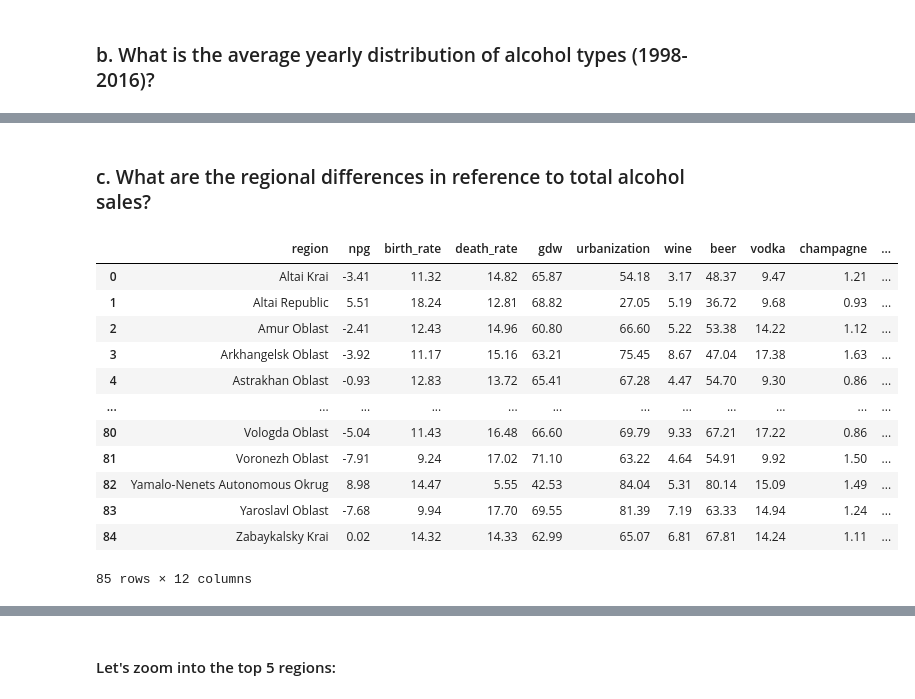
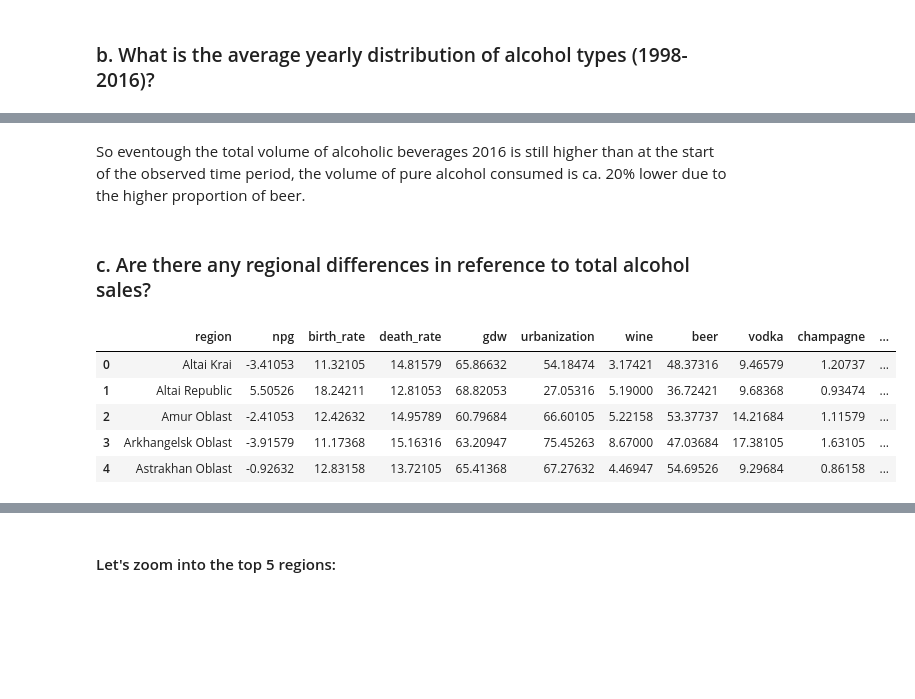
Before and after one commit to michaeltosic/alcohol-in-russia, a Jupyter notebook: russian-demographics-and-alcohol.ipynb, the cells around one changed output, grey strips where cells are left out. Cells and saved outputs as stored; diff of their text form; code cells hidden in the pictures; blank space fills up the shorter version.

```diff
--- a/russian-demographics-and-alcohol.ipynb
+++ b/russian-demographics-and-alcohol.ipynb
@@ -6,7 +6,7 @@ import matplotlib.pyplot as plt
 import seaborn as sns
 import plotly.express as px
 
-pd.options.display.float_format = '{:,.2f}'.format
+pd.options.display.float_format = '{:,.5f}'.format
 
 df_alc = pd.read_csv('./russia_alcohol.csv')
 df_dem = pd.read_csv('./russian_demography.csv')
@@ -161,24 +180,19 @@ fig.show()
+# %% [markdown]
+So eventough the total volume of alcoholic beverages 2016 is still higher than at the start of the observed time period, the volume of pure alcohol consumed is ca. 20% lower due to the higher proportion of beer.
 # %% [markdown]
-### c. What are the regional differences in reference to total alcohol sales?
+### c. Are there any regional differences in reference to total alcohol sales?
 # %%
 df_region = df.groupby(['region'], as_index=False).mean() #yearly average across all regions
 df_region.drop(["year"], inplace = True, axis = 1)
 # %%
-df_region
+df_region.head()
 # %% [output]
 |  | region | npg | birth_rate | death_rate | gdw | urbanization | wine | beer | vodka | champagne | ... |
-| 0 | Altai Krai | -3.41 | 11.32 | 14.82 | 65.87 | 54.18 | 3.17 | 48.37 | 9.47 | 1.21 | ... |
-| 1 | Altai Republic | 5.51 | 18.24 | 12.81 | 68.82 | 27.05 | 5.19 | 36.72 | 9.68 | 0.93 | ... |
-| 2 | Amur Oblast | -2.41 | 12.43 | 14.96 | 60.80 | 66.60 | 5.22 | 53.38 | 14.22 | 1.12 | ... |
-| 3 | Arkhangelsk Oblast | -3.92 | 11.17 | 15.16 | 63.21 | 75.45 | 8.67 | 47.04 | 17.38 | 1.63 | ... |
-| 4 | Astrakhan Oblast | -0.93 | 12.83 | 13.72 | 65.41 | 67.28 | 4.47 | 54.70 | 9.30 | 0.86 | ... |
-| ... | ... | ... | ... | ... | ... | ... | ... | ... | ... | ... | ... |
-| 80 | Vologda Oblast | -5.04 | 11.43 | 16.48 | 66.60 | 69.79 | 9.33 | 67.21 | 17.22 | 0.86 | ... |
-| 81 | Voronezh Oblast | -7.91 | 9.24 | 17.02 | 71.10 | 63.22 | 4.64 | 54.91 | 9.92 | 1.50 | ... |
-| 82 | Yamalo-Nenets Autonomous Okrug | 8.98 | 14.47 | 5.55 | 42.53 | 84.04 | 5.31 | 80.14 | 15.09 | 1.49 | ... |
-| 83 | Yaroslavl Oblast | -7.68 | 9.94 | 17.70 | 69.55 | 81.39 | 7.19 | 63.33 | 14.94 | 1.24 | ... |
-| 84 | Zabaykalsky Krai | 0.02 | 14.32 | 14.33 | 62.99 | 65.07 | 6.81 | 67.81 | 14.24 | 1.11 | ... |
+| 0 | Altai Krai | -3.41053 | 11.32105 | 14.81579 | 65.86632 | 54.18474 | 3.17421 | 48.37316 | 9.46579 | 1.20737 | ... |
+| 1 | Altai Republic | 5.50526 | 18.24211 | 12.81053 | 68.82053 | 27.05316 | 5.19000 | 36.72421 | 9.68368 | 0.93474 | ... |
+| 2 | Amur Oblast | -2.41053 | 12.42632 | 14.95789 | 60.79684 | 66.60105 | 5.22158 | 53.37737 | 14.21684 | 1.11579 | ... |
+| 3 | Arkhangelsk Oblast | -3.91579 | 11.17368 | 15.16316 | 63.20947 | 75.45263 | 8.67000 | 47.03684 | 17.38105 | 1.63105 | ... |
+| 4 | Astrakhan Oblast | -0.92632 | 12.83158 | 13.72105 | 65.41368 | 67.27632 | 4.46947 | 54.69526 | 9.29684 | 0.86158 | ... |
-85 rows × 12 columns
 # %%
 fig = px.bar(df_region, x='region', y="total_volume").update_xaxes(categoryorder="total descending")
 fig.show()
```
Also changed, not shown: parts of 24 cells of this notebook, 1 other file.
